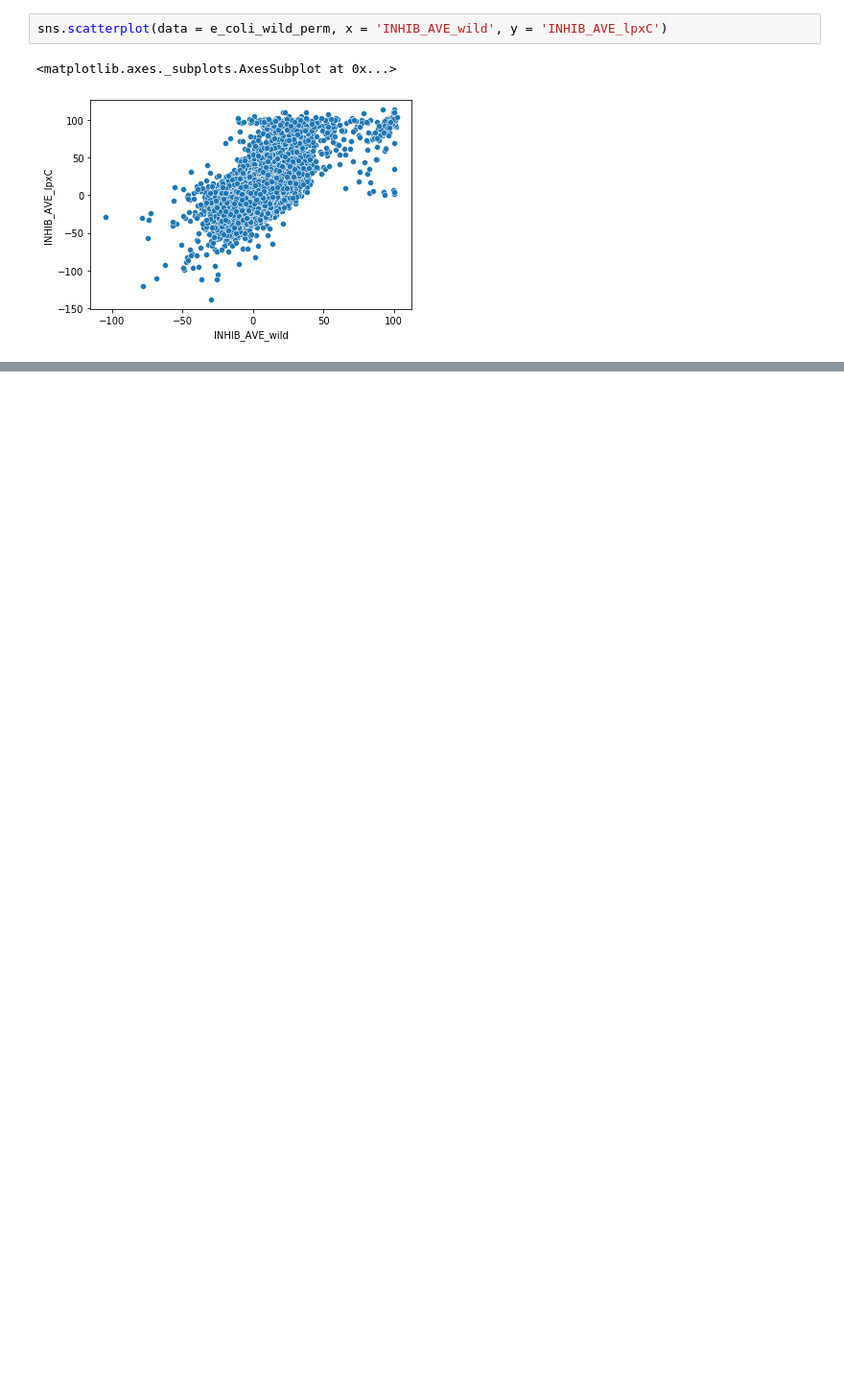
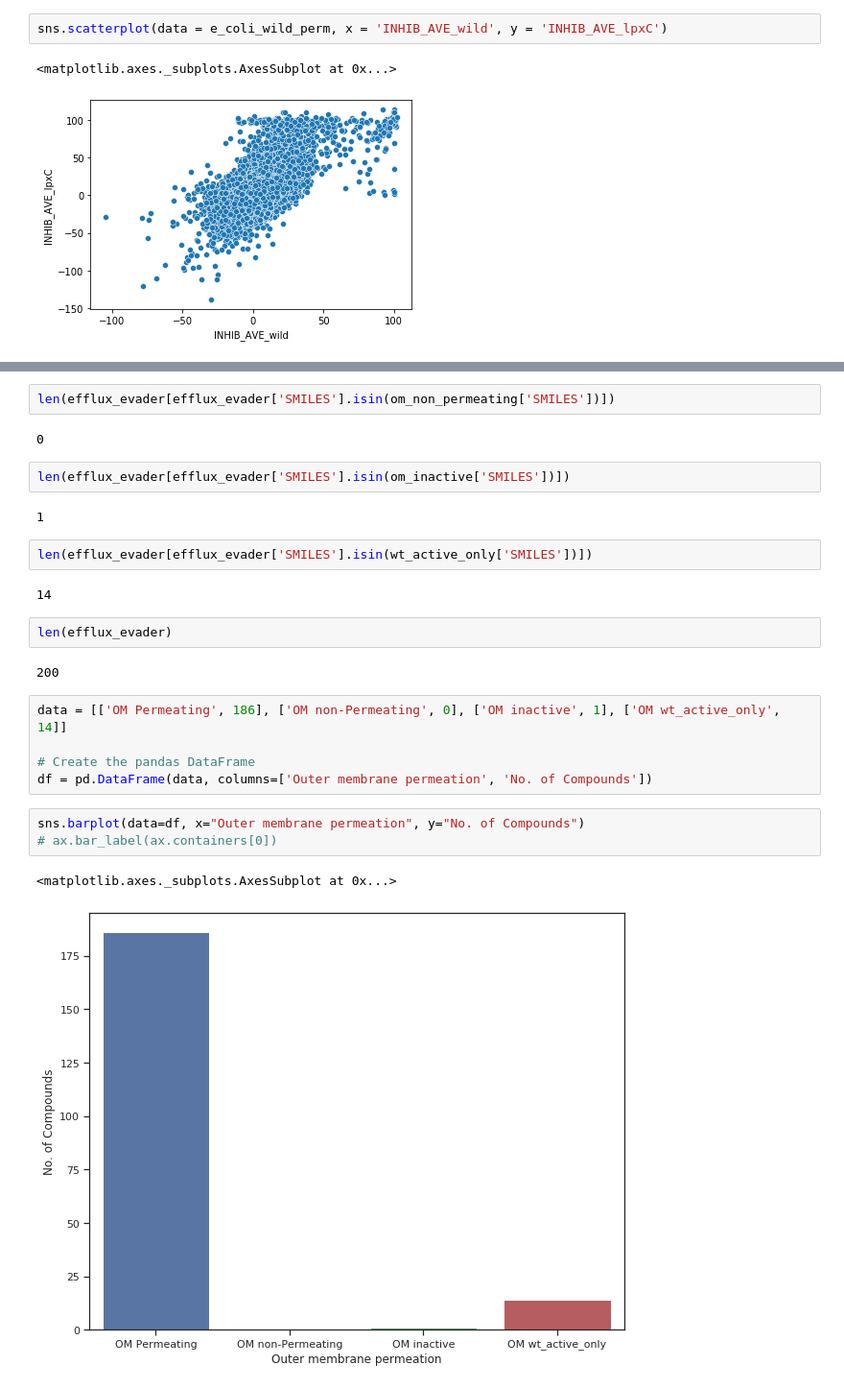
Before and after one commit to domgurvic/co_add_efflux, a Jupyter notebook: co_add/pore_transforms.ipynb, the cells around one changed output, grey strips where cells are left out. Shown: that part at 96% size. Saved outputs shown, nothing was run; the diff lists cells and outputs as text; blank space fills up the shorter version.

```diff
--- a/co_add/pore_transforms.ipynb
+++ b/co_add/pore_transforms.ipynb
@@ -181,0 +243,27 @@ plt.savefig('figures/wild_lpxc_class_scatter.png', dpi=600)
+# %%
+len(efflux_evader[efflux_evader['SMILES'].isin(om_non_permeating['SMILES'])])
+# %% [output]
+0
+# %%
+len(efflux_evader[efflux_evader['SMILES'].isin(om_inactive['SMILES'])])
+# %% [output]
+1
+# %%
+len(efflux_evader[efflux_evader['SMILES'].isin(wt_active_only['SMILES'])])
+# %% [output]
+14
+# %%
+len(efflux_evader)
+# %% [output]
+200
+# %%
+data = [['OM Permeating', 186], ['OM non-Permeating', 0], ['OM inactive', 1], ['OM wt_active_only', 14]]
+
+# Create the pandas DataFrame
+df = pd.DataFrame(data, columns=['Outer membrane permeation', 'No. of Compounds'])
+# %%
+sns.barplot(data=df, x="Outer membrane permeation", y="No. of Compounds")
+# ax.bar_label(ax.containers[0])
+# %% [output]
+<matplotlib.axes._subplots.AxesSubplot at 0x...>
+[figure, added]
```
Also changed, not shown: parts of 35 cells of this notebook, 1 other file.
